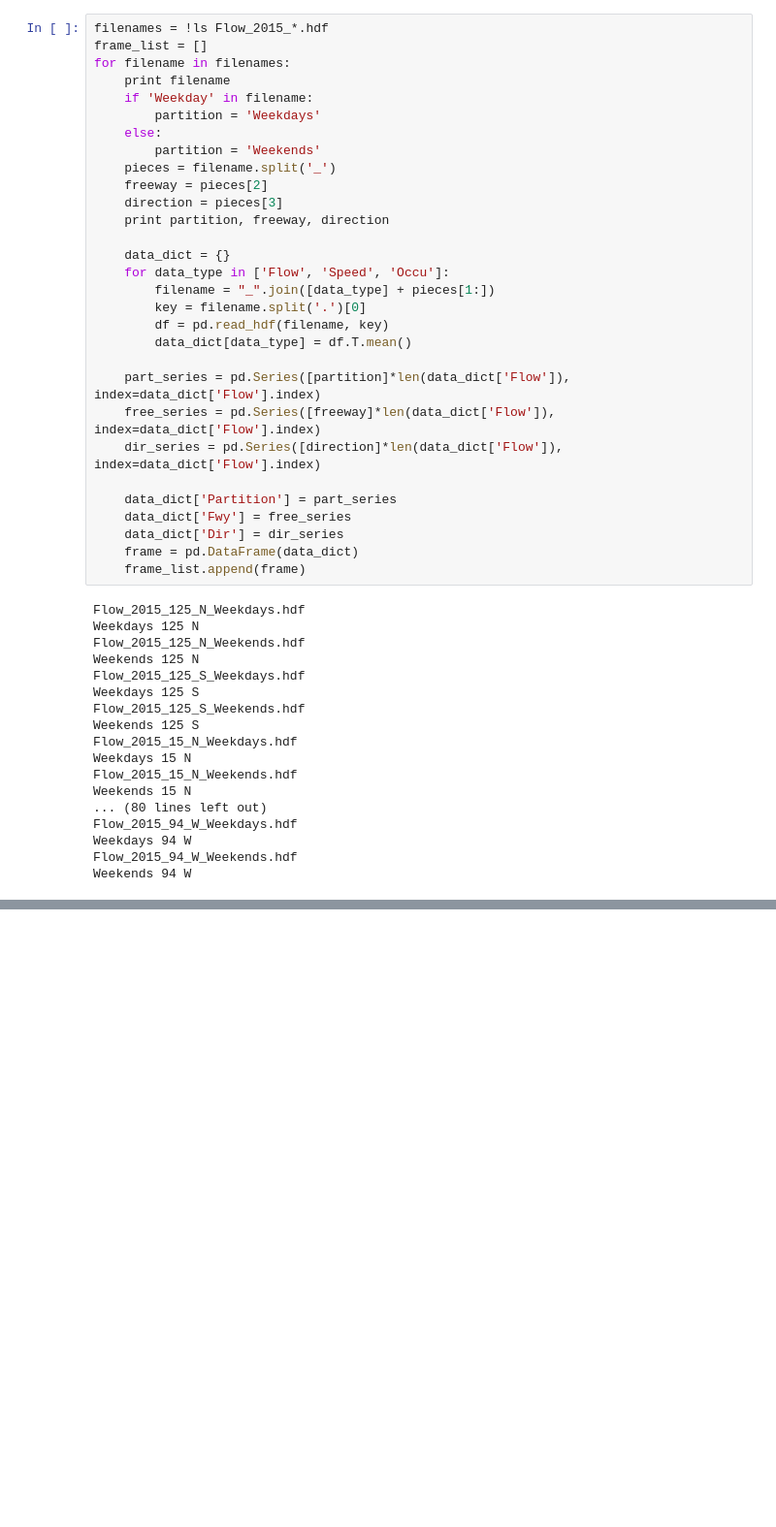
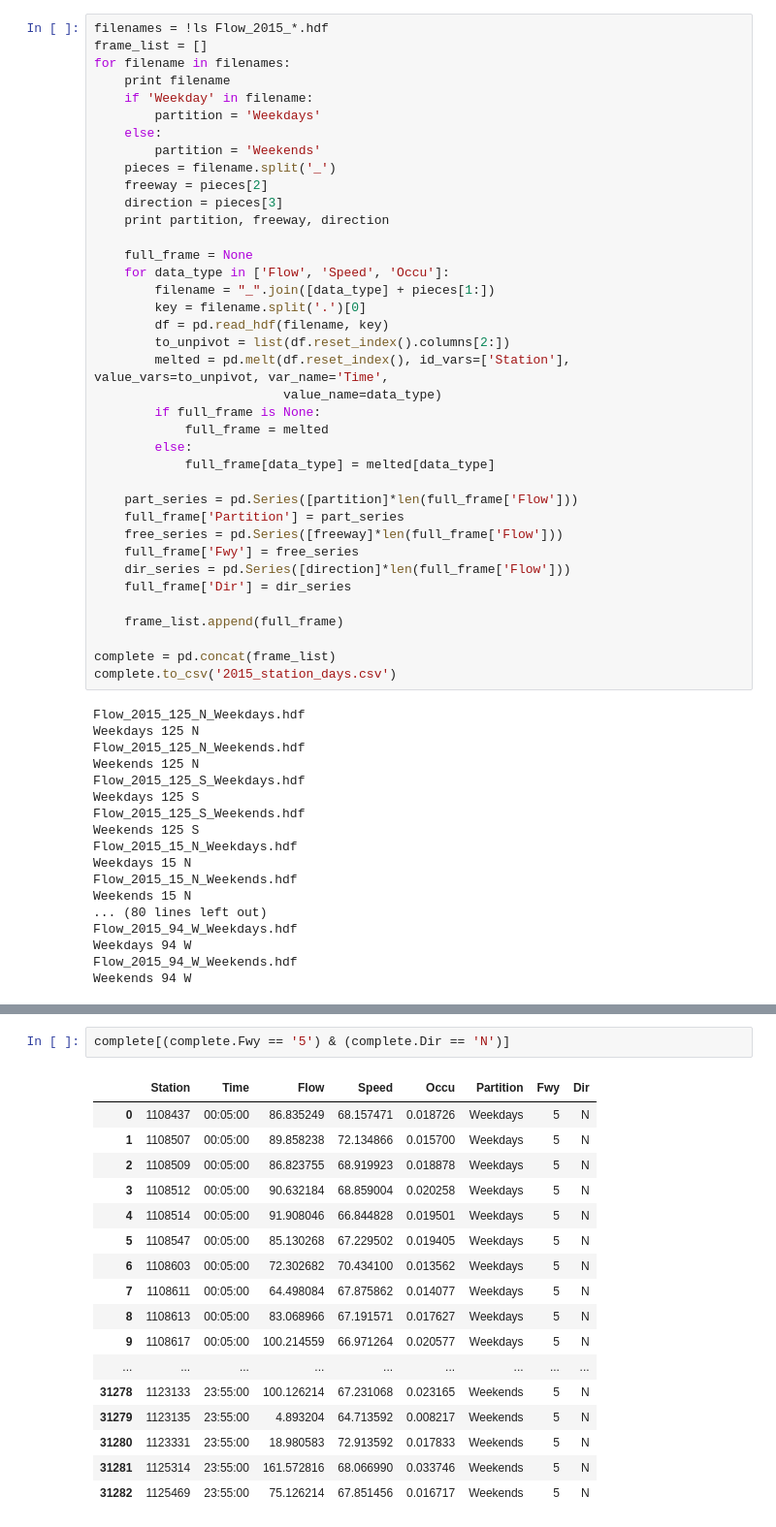
Before and after one commit to abrespect/DSE_Cohort2_Traffic_Capstone, a Jupyter notebook: C2 Exploratory/Generate_Pivot_Files.ipynb, the cells around one changed output, grey strips where cells are left out. Shown at 97% size. Saved outputs shown, nothing was run; the diff lists cells and outputs as text; blank space fills up the shorter version.

Commit message:
Update to include the times in the station day

```diff
--- a/C2 Exploratory/Generate_Pivot_Files.ipynb
+++ b/C2 Exploratory/Generate_Pivot_Files.ipynb
@@ -228,22 +228,30 @@ for filename in filenames:
     direction = pieces[3]
     print partition, freeway, direction
 
-    data_dict = {}
+    full_frame = None
     for data_type in ['Flow', 'Speed', 'Occu']:
         filename = "_".join([data_type] + pieces[1:])
         key = filename.split('.')[0]
         df = pd.read_hdf(filename, key)
-        data_dict[data_type] = df.T.mean()
+        to_unpivot = list(df.reset_index().columns[2:])
+        melted = pd.melt(df.reset_index(), id_vars=['Station'], value_vars=to_unpivot, var_name='Time',
+                         value_name=data_type)
+        if full_frame is None:
+            full_frame = melted
+        else:
+            full_frame[data_type] = melted[data_type]
 
-    part_series = pd.Series([partition]*len(data_dict['Flow']), index=data_dict['Flow'].index)
-    free_series = pd.Series([freeway]*len(data_dict['Flow']), index=data_dict['Flow'].index)
-    dir_series = pd.Series([direction]*len(data_dict['Flow']), index=data_dict['Flow'].index)
+    part_series = pd.Series([partition]*len(full_frame['Flow']))
+    full_frame['Partition'] = part_series
+    free_series = pd.Series([freeway]*len(full_frame['Flow']))
+    full_frame['Fwy'] = free_series
+    dir_series = pd.Series([direction]*len(full_frame['Flow']))
+    full_frame['Dir'] = dir_series
 
-    data_dict['Partition'] = part_series
-    data_dict['Fwy'] = free_series
-    data_dict['Dir'] = dir_series
-    frame = pd.DataFrame(data_dict)
-    frame_list.append(frame)
+    frame_list.append(full_frame)
+
+complete = pd.concat(frame_list)
+complete.to_csv('2015_station_days.csv')
 # %% [output]
 Flow_2015_125_N_Weekdays.hdf
 Weekdays 125 N
@@ -297,0 +277,20 @@ total.to_csv('2015_station_days.csv')
+# %%
+complete[(complete.Fwy == '5') & (complete.Dir == 'N')]
+# %% [output]
+|  | Station | Time | Flow | Speed | Occu | Partition | Fwy | Dir |
+| 0 | 1108437 | 00:05:00 | 86.835249 | 68.157471 | 0.018726 | Weekdays | 5 | N |
+| 1 | 1108507 | 00:05:00 | 89.858238 | 72.134866 | 0.015700 | Weekdays | 5 | N |
+| 2 | 1108509 | 00:05:00 | 86.823755 | 68.919923 | 0.018878 | Weekdays | 5 | N |
+| 3 | 1108512 | 00:05:00 | 90.632184 | 68.859004 | 0.020258 | Weekdays | 5 | N |
+| 4 | 1108514 | 00:05:00 | 91.908046 | 66.844828 | 0.019501 | Weekdays | 5 | N |
+| 5 | 1108547 | 00:05:00 | 85.130268 | 67.229502 | 0.019405 | Weekdays | 5 | N |
+| 6 | 1108603 | 00:05:00 | 72.302682 | 70.434100 | 0.013562 | Weekdays | 5 | N |
+| 7 | 1108611 | 00:05:00 | 64.498084 | 67.875862 | 0.014077 | Weekdays | 5 | N |
+| 8 | 1108613 | 00:05:00 | 83.068966 | 67.191571 | 0.017627 | Weekdays | 5 | N |
+| 9 | 1108617 | 00:05:00 | 100.214559 | 66.971264 | 0.020577 | Weekdays | 5 | N |
+| ... | ... | ... | ... | ... | ... | ... | ... | ... |
+| 31278 | 1123133 | 23:55:00 | 100.126214 | 67.231068 | 0.023165 | Weekends | 5 | N |
+| 31279 | 1123135 | 23:55:00 | 4.893204 | 64.713592 | 0.008217 | Weekends | 5 | N |
+| 31280 | 1123331 | 23:55:00 | 18.980583 | 72.913592 | 0.017833 | Weekends | 5 | N |
+| 31281 | 1125314 | 23:55:00 | 161.572816 | 68.066990 | 0.033746 | Weekends | 5 | N |
+| 31282 | 1125469 | 23:55:00 | 75.126214 | 67.851456 | 0.016717 | Weekends | 5 | N |
```
Also changed, not shown: parts of 6 cells of this notebook.
